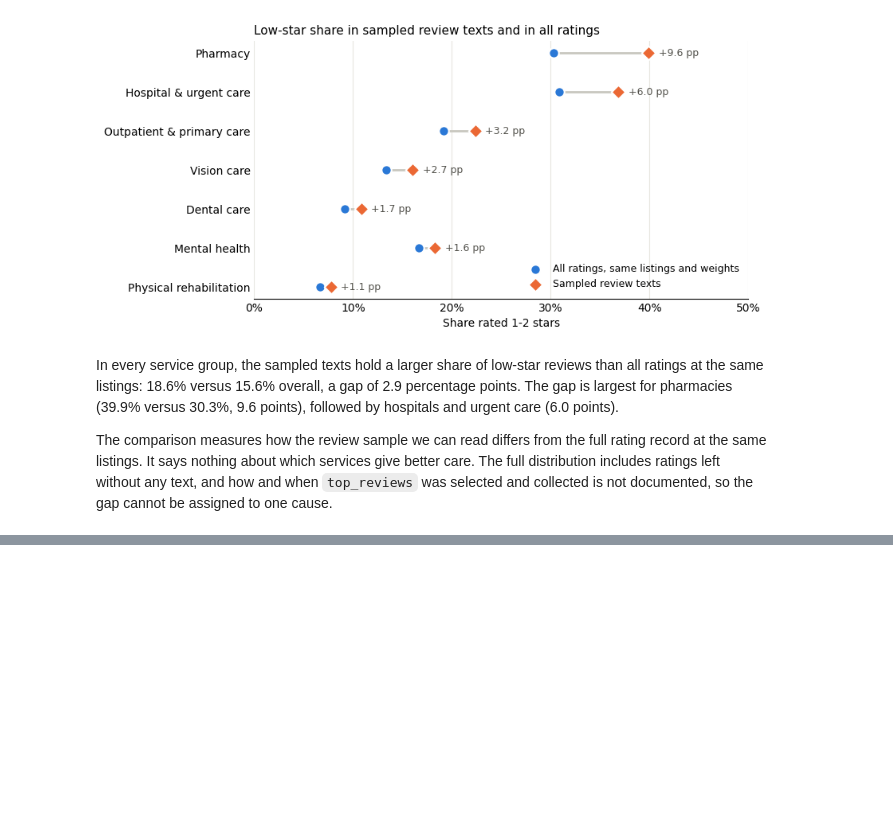
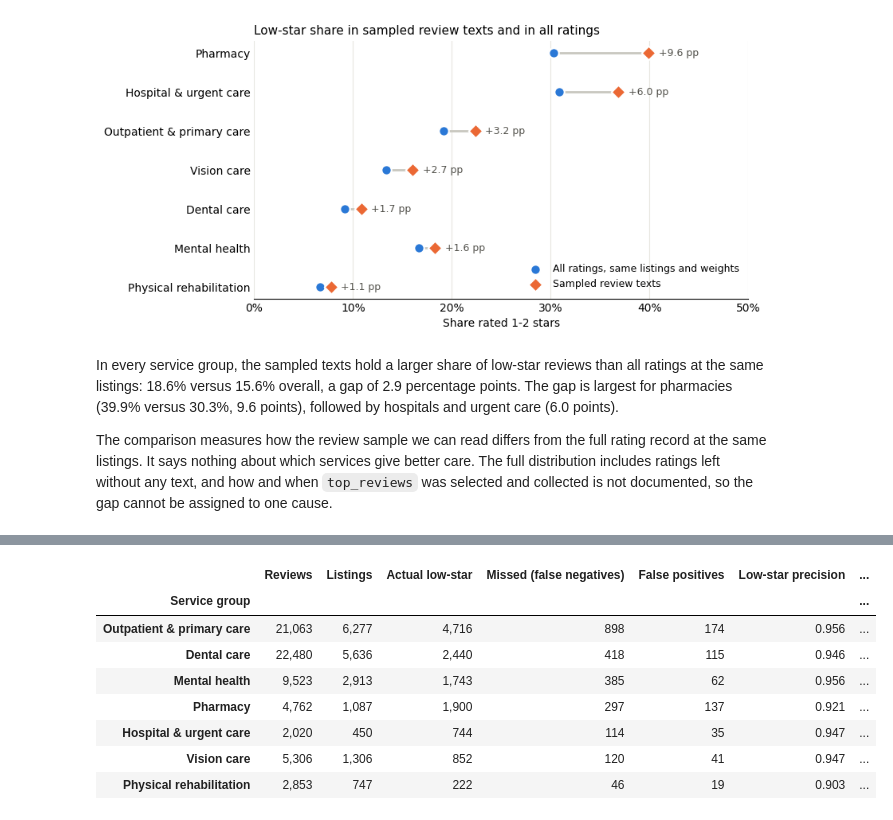
Before and after one commit to kptransfer2024-cmd/Datathon-For-SocialGood, a Jupyter notebook: analysis.ipynb, the cells around one changed output, grey strips where cells are left out. Drawn from its saved outputs; the diff is of its cells as text; code cells hidden in the pictures; blank space fills up the shorter version.

```diff
--- a/analysis.ipynb
+++ b/analysis.ipynb
@@ -524,0 +749,43 @@ A table by service group will show reviews, place listings, actual low-star revi
+# %%
+def group_error_row(frame):
+    scores = score_predictions(frame["actual_low_star"], frame["predicted_low_star"])
+    return {
+        "Reviews": scores["Reviews"],
+        "Listings": frame["place_id"].nunique(),
+        "Actual low-star": scores["Actual low-star"],
+        "Missed (false negatives)": scores["Missed low-star"],
+        "False positives": scores["False positives"],
+        "Low-star precision": scores["Low-star precision"],
+        "Low-star recall": scores["Low-star recall"],
+        "Miss rate": scores["Missed low-star"] / scores["Actual low-star"],
+    }
+
+
+group_error_table = pd.DataFrame(
+    {group: group_error_row(frame) for group, frame in healthcare_scored.groupby("service_group")}
+).T.reindex(list(SERVICE_GROUPS)).rename_axis("Service group")
+
+# Group rows must add up to the overall external result. Overall recall pools the groups; it is not their average.
+external_model_scores = healthcare_scores["TF-IDF + logistic regression"]
+assert group_error_table["Reviews"].sum() == external_model_scores["Reviews"]
+assert group_error_table["Actual low-star"].sum() == external_model_scores["Actual low-star"]
+assert group_error_table["Missed (false negatives)"].sum() == external_model_scores["Missed low-star"]
+assert group_error_table["False positives"].sum() == external_model_scores["False positives"]
+pooled_true_positives = (group_error_table["Actual low-star"] - group_error_table["Missed (false negatives)"]).sum()
+assert np.isclose(pooled_true_positives / group_error_table["Actual low-star"].sum(), external_model_scores["Low-star recall"])
+
+format_columns(group_error_table, {
+    "Reviews": "{:,.0f}", "Listings": "{:,.0f}", "Actual low-star": "{:,.0f}",
+    "Missed (false negatives)": "{:,.0f}", "False positives": "{:,.0f}",
+    "Low-star precision": "{:.3f}", "Low-star recall": "{:.3f}", "Miss rate": "{:.1%}",
+})
+# %% [output]
+|  | Reviews | Listings | Actual low-star | Missed (false negatives) | False positives | Low-star precision | ... |
+| Service group |  |  |  |  |  |  | ... |
+| Outpatient & primary care | 21,063 | 6,277 | 4,716 | 898 | 174 | 0.956 | ... |
+| Dental care | 22,480 | 5,636 | 2,440 | 418 | 115 | 0.946 | ... |
+| Mental health | 9,523 | 2,913 | 1,743 | 385 | 62 | 0.956 | ... |
+| Pharmacy | 4,762 | 1,087 | 1,900 | 297 | 137 | 0.921 | ... |
+| Hospital & urgent care | 2,020 | 450 | 744 | 114 | 35 | 0.947 | ... |
+| Vision care | 5,306 | 1,306 | 852 | 120 | 41 | 0.947 | ... |
+| Physical rehabilitation | 2,853 | 747 | 222 | 46 | 19 | 0.903 | ... |
```
Also changed, not shown: parts of 25 cells of this notebook, 1 other file.
